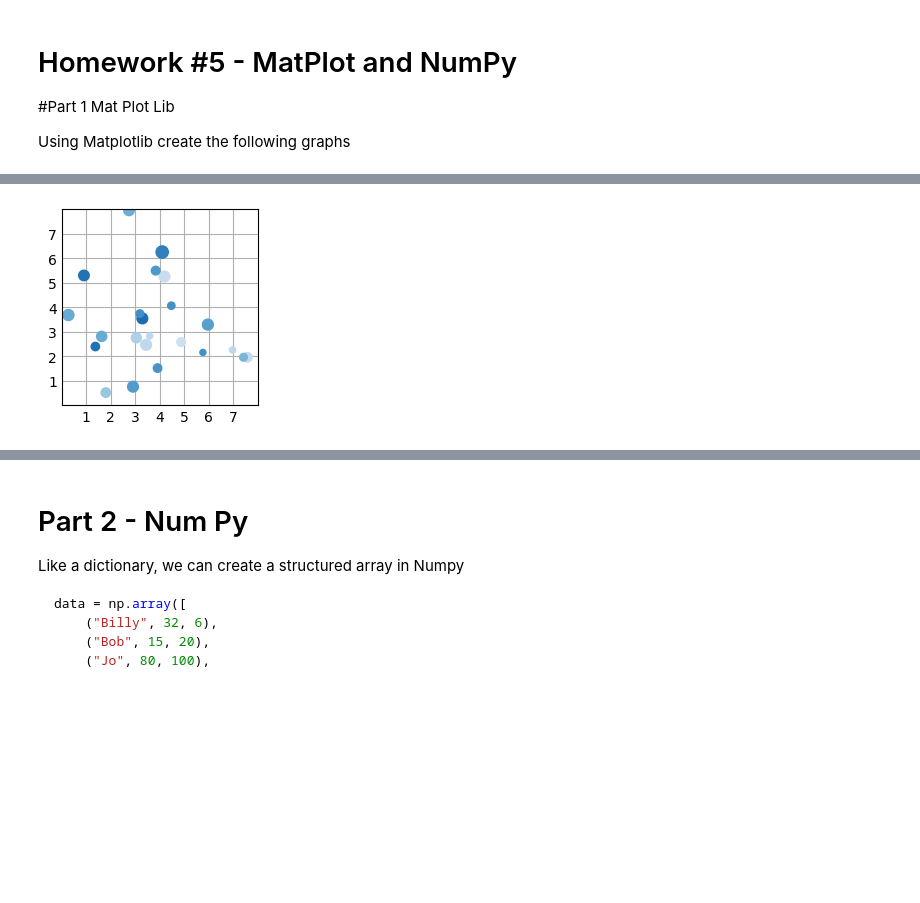
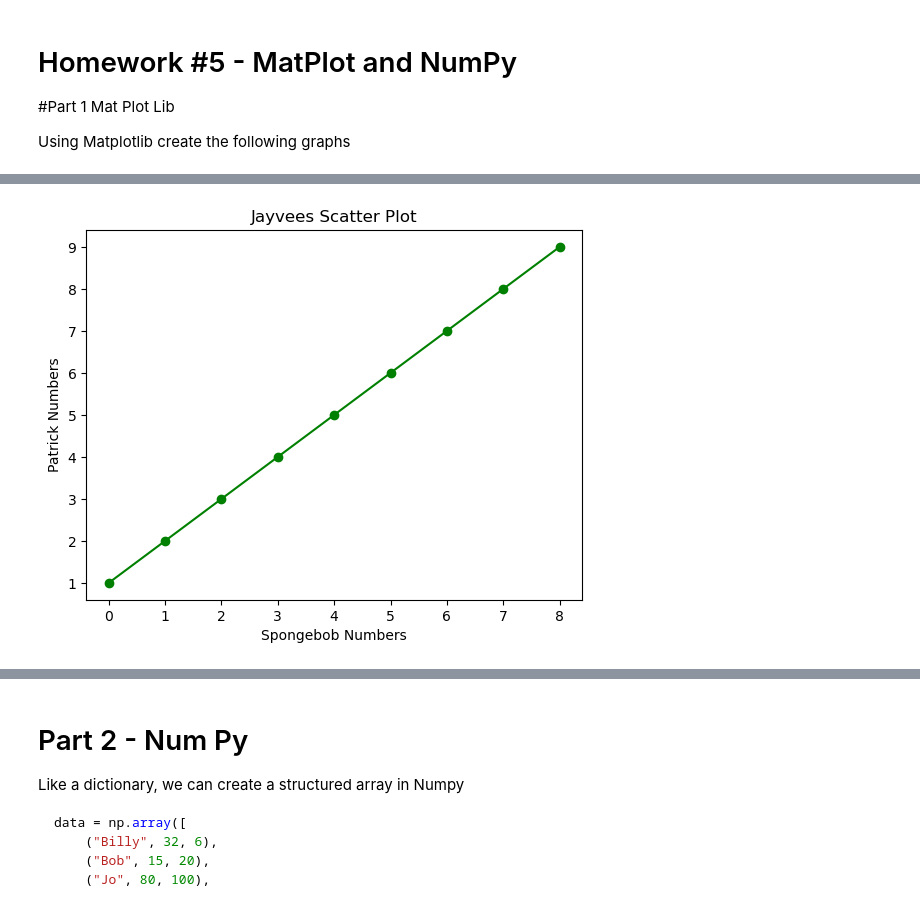
Before and after one commit to ETE4990-S25/homeworkfolder-Jayvee-Bonus, a Jupyter notebook: Homework/Homework1/Homework5.ipynb, the cells around one changed output, grey strips where cells are left out. Drawn from its saved outputs; the diff is of its cells as text; code cells hidden in the pictures; blank space fills up the shorter version.

```diff
--- a/Homework/Homework1/Homework5.ipynb
+++ b/Homework/Homework1/Homework5.ipynb
@@ -12,19 +12,10 @@ import matplotlib.pyplot as plt
 import numpy as np
 # %%
 # Histogram
-plt.style.use('_mpl-gallery')
-
-# make data
-np.random.seed(1)
-x = 4 + np.random.normal(0, 1.5, 200)
-
-# plot:
-fig, ax = plt.subplots()
-
-ax.hist(x, bins=8, linewidth=0.5, edgecolor="white")
-
-ax.set(xlim=(0, 8), xticks=np.arange(1, 8),
-       ylim=(0, 56), yticks=np.linspace(0, 56, 9))
-
+graphdata = [1,2,2,3,3,3,4,4,4,4,5,5,5,5,5,6,6,6,6,6,7,7,7,7,8,8,8,9,9,10,10]
+plt.hist(graphdata, bins=5, edgecolor='black')
+plt.title('Jayvees Histogram')
+plt.xlabel('Values')
+plt.ylabel('Quantity')
 plt.show()
 # %% [output]
@@ -55,25 +32,12 @@ plt.show()
 # %%
 # Scatter Plot
-plt.style.use('_mpl-gallery')
-
-# make the data
-np.random.seed(3)
-x = 4 + np.random.normal(0, 2, 24)
-y = 4 + np.random.normal(0, 2, len(x))
-# size and color:
-sizes = np.random.uniform(15, 80, len(x))
-colors = np.random.uniform(15, 80, len(x))
-
-# plot
-fig, ax = plt.subplots()
-
-ax.scatter(x, y, s=sizes, c=colors, vmin=0, vmax=100)
-
-ax.set(xlim=(0, 8), xticks=np.arange(1, 8),
-       ylim=(0, 8), yticks=np.arange(1, 8))
-
-plt.show()
+plotty=[i for i in range (1,10)]
+plt.plot(plotty, color='green', marker='o')
+plt.title('Jayvees Scatter Plot')
+plt.xlabel('Spongebob Numbers')
+plt.ylabel('Patrick Numbers')
+plt.tick_params(axis='both')
 # %% [output]
-[figure, old version]
+[figure, new version]
 # %%
 # Pie Plot
```
Also changed, not shown: parts of 7 cells of this notebook.
